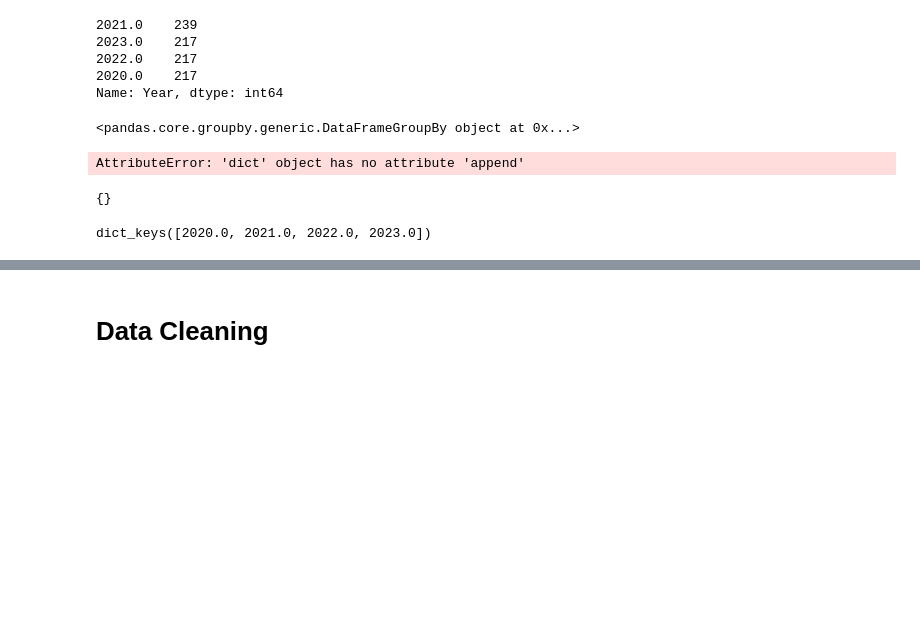
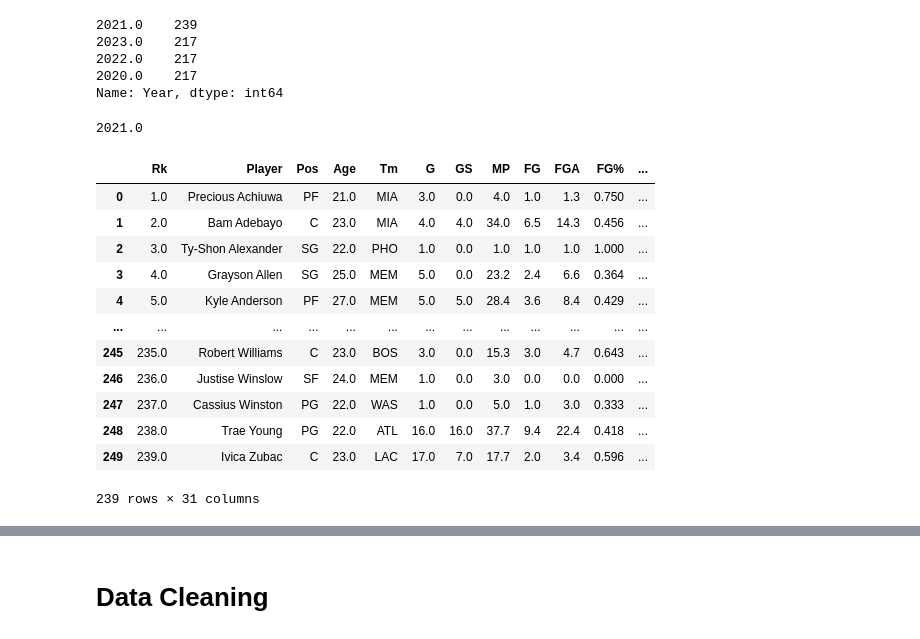
Before and after one commit to vchen-98/fantasy_bball, a Jupyter notebook: working_notebook.ipynb, the cells around one changed output, grey strips where cells are left out. Saved outputs shown, nothing was run; the diff lists cells and outputs as text; code cells hidden in the pictures; blank space fills up the shorter version.

Commit message:
subsetted by year

```diff
--- a/working_notebook.ipynb
+++ b/working_notebook.ipynb
@@ -224,24 +222,20 @@ grouped = df.groupby('Year')
-# %%
-grouped
-# %% [output]
-<pandas.core.groupby.generic.DataFrameGroupBy object at 0x...>
-# %%
-# Group the DataFrame by the 'Category' column
-grouped = df.groupby('Year')
-
-# Initialize an empty dictionary to store separate DataFrames
-year_dfs = {}
-
-# Iterate through the groups and create separate DataFrames
-for group_name, group_df in grouped:
-    grouped['group_name'] = group_df
-# %% [output]
-AttributeError: 'dict' object has no attribute 'append'
-# %%
-year_dfs
-# %% [output]
-{}
-# %%
-year_dfs.keys()
-# %% [output]
-dict_keys([2020.0, 2021.0, 2022.0, 2023.0])
+# %%
+df['Year'].value_counts().keys()
+# %% [output]
+2021.0
+# %%
+df[df['Year'] == 2021.0]
+# %% [output]
+|  | Rk | Player | Pos | Age | Tm | G | GS | MP | FG | FGA | FG% | ... |
+| 0 | 1.0 | Precious Achiuwa | PF | 21.0 | MIA | 3.0 | 0.0 | 4.0 | 1.0 | 1.3 | 0.750 | ... |
+| 1 | 2.0 | Bam Adebayo | C | 23.0 | MIA | 4.0 | 4.0 | 34.0 | 6.5 | 14.3 | 0.456 | ... |
+| 2 | 3.0 | Ty-Shon Alexander | SG | 22.0 | PHO | 1.0 | 0.0 | 1.0 | 1.0 | 1.0 | 1.000 | ... |
+| 3 | 4.0 | Grayson Allen | SG | 25.0 | MEM | 5.0 | 0.0 | 23.2 | 2.4 | 6.6 | 0.364 | ... |
+| 4 | 5.0 | Kyle Anderson | PF | 27.0 | MEM | 5.0 | 5.0 | 28.4 | 3.6 | 8.4 | 0.429 | ... |
+| ... | ... | ... | ... | ... | ... | ... | ... | ... | ... | ... | ... | ... |
+| 245 | 235.0 | Robert Williams | C | 23.0 | BOS | 3.0 | 0.0 | 15.3 | 3.0 | 4.7 | 0.643 | ... |
+| 246 | 236.0 | Justise Winslow | SF | 24.0 | MEM | 1.0 | 0.0 | 3.0 | 0.0 | 0.0 | 0.000 | ... |
+| 247 | 237.0 | Cassius Winston | PG | 22.0 | WAS | 1.0 | 0.0 | 5.0 | 1.0 | 3.0 | 0.333 | ... |
+| 248 | 238.0 | Trae Young | PG | 22.0 | ATL | 16.0 | 16.0 | 37.7 | 9.4 | 22.4 | 0.418 | ... |
+| 249 | 239.0 | Ivica Zubac | C | 23.0 | LAC | 17.0 | 7.0 | 17.7 | 2.0 | 3.4 | 0.596 | ... |
+239 rows × 31 columns
```
Also changed, not shown: parts of 5 cells of this notebook, 4 other files.
